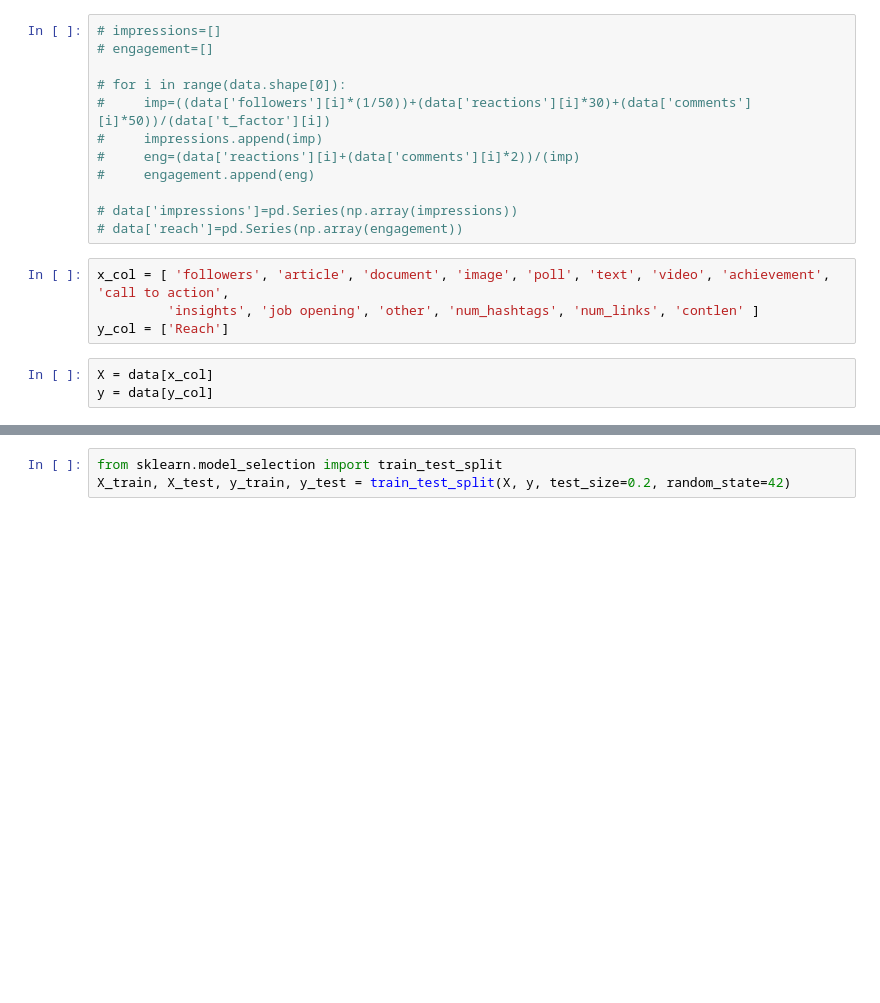
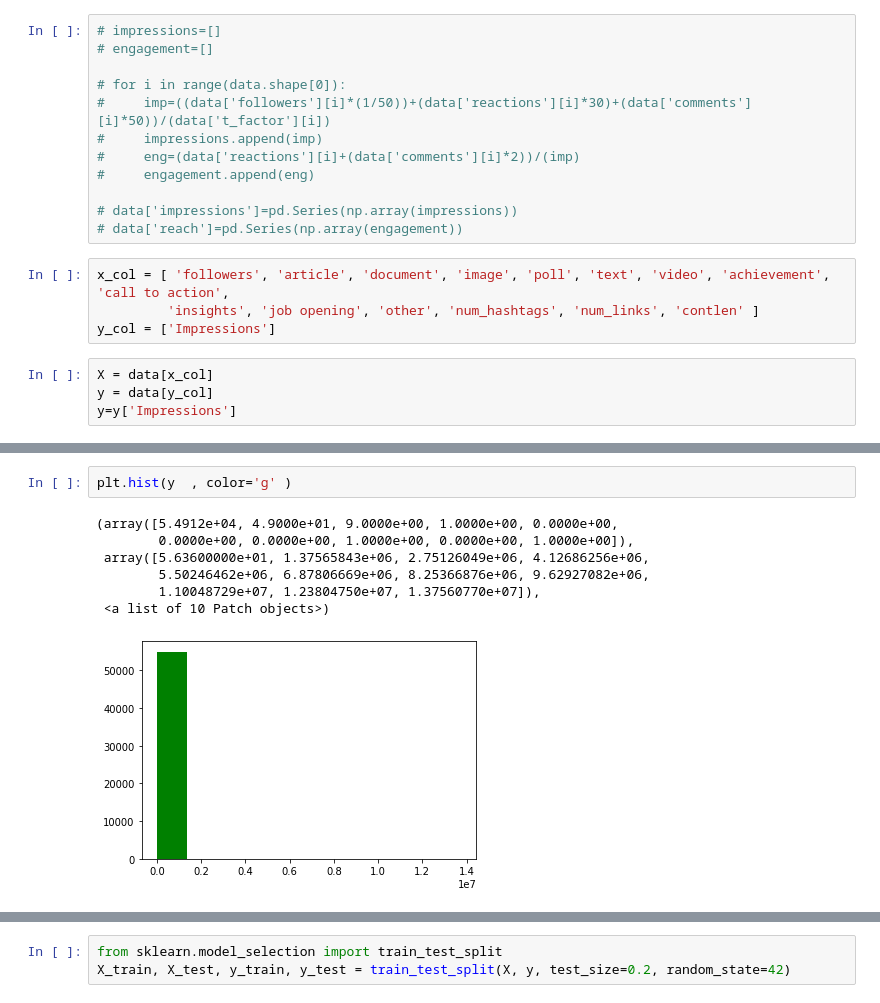
Before and after one commit to samanghous/postreach, a Jupyter notebook: Model.ipynb, the cells around one changed output, grey strips where cells are left out. Drawn from its saved outputs; the diff is of its cells as text; blank space fills up the shorter version.

```diff
--- a/Model.ipynb
+++ b/Model.ipynb
@@ -24,8 +44,9 @@ data.shape
 # %%
 x_col = [ 'followers', 'article', 'document', 'image', 'poll', 'text', 'video', 'achievement', 'call to action',
          'insights', 'job opening', 'other', 'num_hashtags', 'num_links', 'contlen' ]
-y_col = ['Reach']
+y_col = ['Impressions']
 # %%
 X = data[x_col]
 y = data[y_col]
+y=y['Impressions']
 # %%
@@ -156,2 +168,12 @@ for i in X.columns:
 <Figure size 432x288 with 0 Axes>
 ... (33 outputs left out)
+# %%
+plt.hist(y  , color='g' )
+# %% [output]
+(array([5.4912e+04, 4.9000e+01, 9.0000e+00, 1.0000e+00, 0.0000e+00,
+        0.0000e+00, 0.0000e+00, 1.0000e+00, 0.0000e+00, 1.0000e+00]),
+ array([5.63600000e+01, 1.37565843e+06, 2.75126049e+06, 4.12686256e+06,
+        5.50246462e+06, 6.87806669e+06, 8.25366876e+06, 9.62927082e+06,
+        1.10048729e+07, 1.23804750e+07, 1.37560770e+07]),
+ <a list of 10 Patch objects>)
+[figure, added]
```
Also changed, not shown: parts of 26 cells of this notebook, 4 other files.
